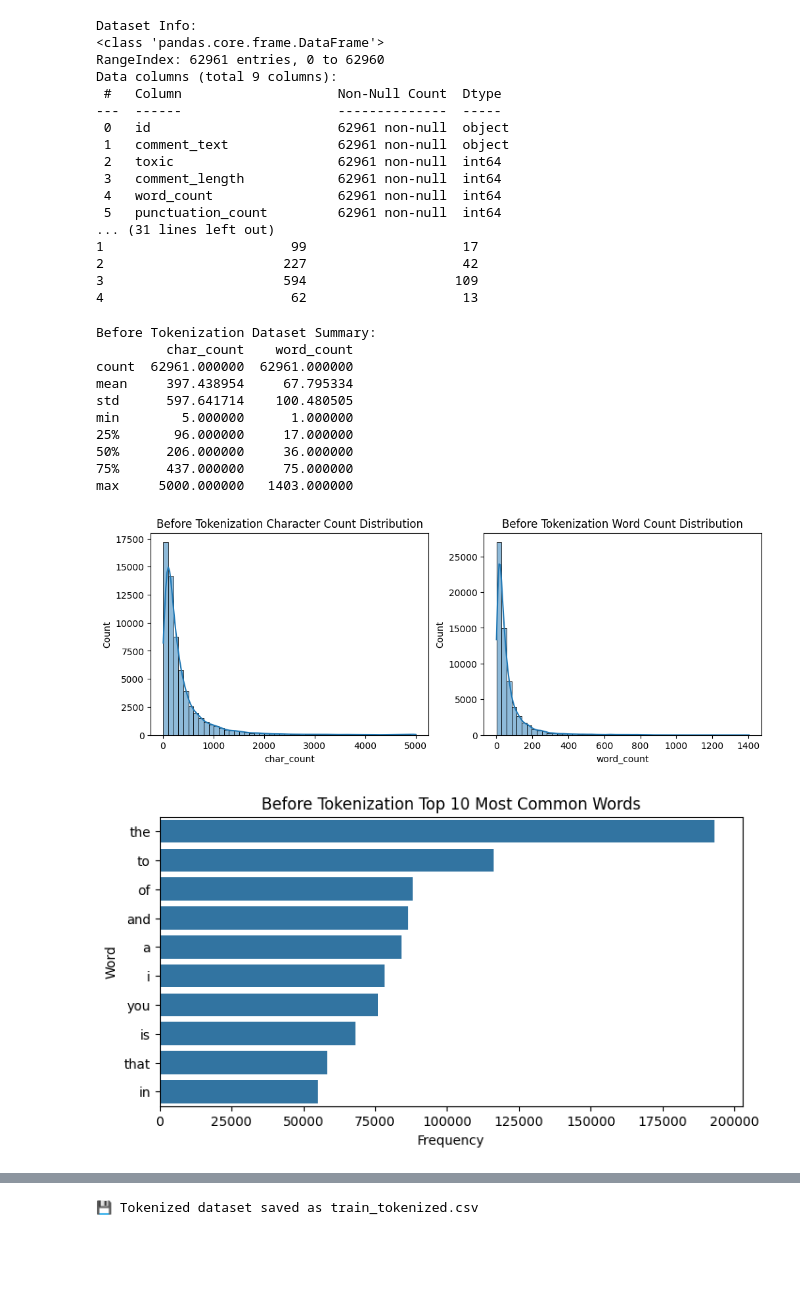
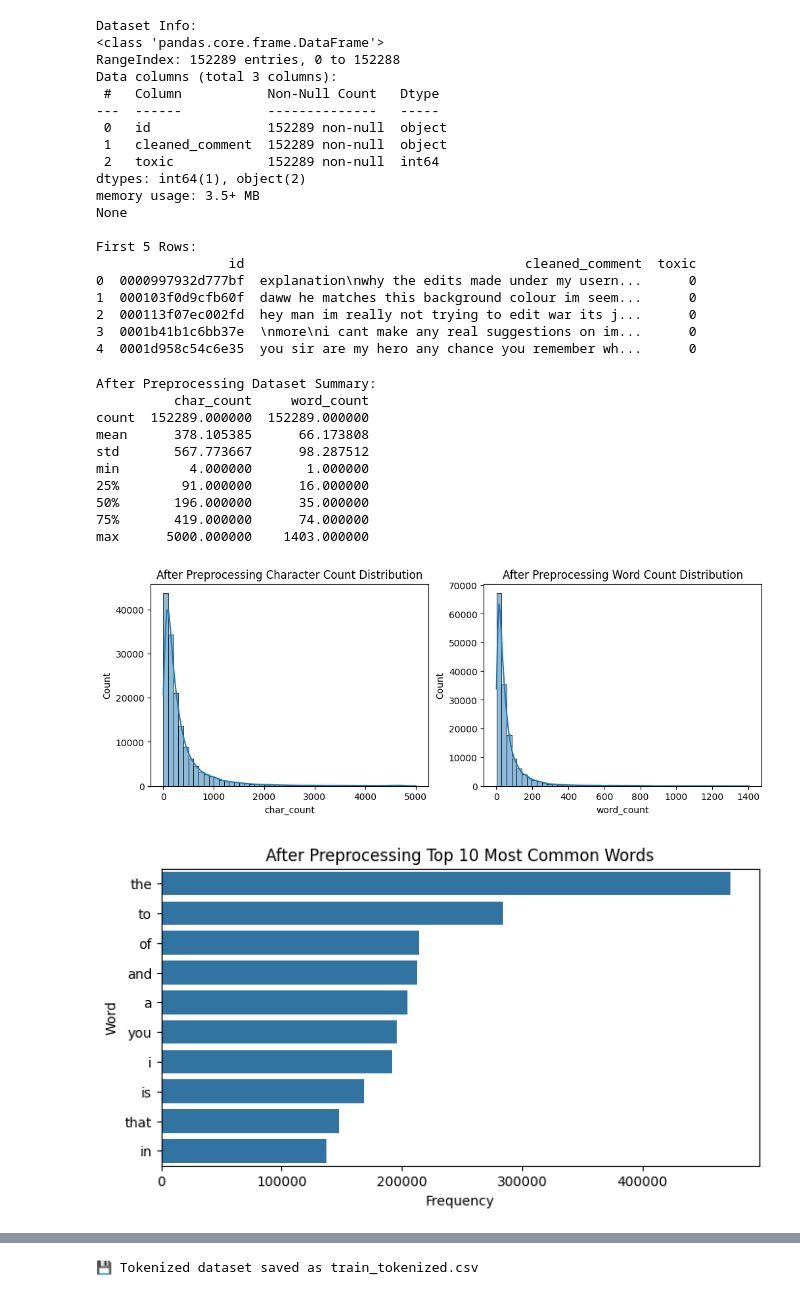
Before and after one commit to IT24100378/ToxicCommentNLPfinal, a Jupyter notebook: Tokenization.ipynb, the cells around one changed output, grey strips where cells are left out. Saved outputs shown, nothing was run; the diff lists cells and outputs as text; code cells hidden in the pictures; blank space fills up the shorter version.

Commit message:
Tokenized data

```diff
--- a/Tokenization.ipynb
+++ b/Tokenization.ipynb
@@ -8,7 +8,7 @@ from collections import Counter
 
 # Load dataset
 import csv
-df = pd.read_csv("/content/Remove punctuation and special characters.csv", on_bad_lines='skip', engine='python')
+df = pd.read_csv("/content/train_preprocessed_cleaned.csv", on_bad_lines='skip', engine='python')
 
 
 
@@ -20,65 +20,73 @@ print(df.head())
 # %% [output]
 Dataset Info:
 <class 'pandas.core.frame.DataFrame'>
-RangeIndex: 62961 entries, 0 to 62960
-Data columns (total 9 columns):
- #   Column                    Non-Null Count  Dtype
----  ------                    --------------  -----
- 0   id                        62961 non-null  object
- 1   comment_text              62961 non-null  object
- 2   toxic                     62961 non-null  int64
- 3   comment_length            62961 non-null  int64
- 4   word_count                62961 non-null  int64
- 5   punctuation_count         62961 non-null  int64
-... (31 lines left out)
-1                        99                    17
-2                       227                    42
-3                       594                   109
-4                        62                    13
+RangeIndex: 152289 entries, 0 to 152288
+Data columns (total 3 columns):
+ #   Column           Non-Null Count   Dtype
+---  ------           --------------   -----
+ 0   id               152289 non-null  object
+ 1   cleaned_comment  152289 non-null  object
+ 2   toxic            152289 non-null  int64
+dtypes: int64(1), object(2)
+memory usage: 3.5+ MB
+None
+
+First 5 Rows:
+                 id                                    cleaned_comment  toxic
+0  0000997932d777bf  explanation\nwhy the edits made under my usern...      0
+1  000103f0d9cfb60f  daww he matches this background colour im seem...      0
+2  000113f07ec002fd  hey man im really not trying to edit war its j...      0
+3  0001b41b1c6bb37e  \nmore\ni cant make any real suggestions on im...      0
+4  0001d958c54c6e35  you sir are my hero any chance you remember wh...      0
 # %%
-# ----- EDA Function for Raw Text -----
-def text_eda(data, column_name, title_prefix=""):
+# ----- EDA Function for Text -----
+import matplotlib.pyplot as plt
+import seaborn as sns
+from collections import Counter
+import pandas as pd
+
+def text_eda(data, column_name="cleaned_comment", title_prefix=""):
     # Text length features
     data["char_count"] = data[column_name].apply(lambda x: len(str(x)))
     data["word_count"] = data[column_name].apply(lambda x: len(str(x).split()))
 
     # Summary statistics
     print(f"\n{title_prefix} Dataset Summary:")
     print(data[[column_name, "char_count", "word_count"]].describe())
 
     # Distribution plots
     fig, axes = plt.subplots(1, 2, figsize=(12, 4))
     sns.histplot(data["char_count"], bins=50, ax=axes[0], kde=True)
     axes[0].set_title(f"{title_prefix} Character Count Distribution")
     sns.histplot(data["word_count"], bins=50, ax=axes[1], kde=True)
     axes[1].set_title(f"{title_prefix} Word Count Distribution")
     plt.show()
 
     # Most common words
     all_words = " ".join(data[column_name].astype(str)).split()
     common_words = Counter(all_words).most_common(10)
     common_df = pd.DataFrame(common_words, columns=["Word", "Frequency"])
 
     plt.figure(figsize=(8,4))
     sns.barplot(x="Frequency", y="Word", data=common_df)
     plt.title(f"{title_prefix} Top 10 Most Common Words")
     plt.show()
 
-# ----- EDA Before Tokenization -----
-text_eda(df.copy(), "comment_text", title_prefix="Before Tokenization")
+# ----- Run EDA on Cleaned Text -----
+text_eda(df.copy(), column_name="cleaned_comment", title_prefix="After Preprocessing")
 # %% [output]
-Before Tokenization Dataset Summary:
-         char_count    word_count
-count  62961.000000  62961.000000
-mean     397.438954     67.795334
-std      597.641714    100.480505
-min        5.000000      1.000000
-25%       96.000000     17.000000
-50%      206.000000     36.000000
-75%      437.000000     75.000000
-max     5000.000000   1403.000000
+After Preprocessing Dataset Summary:
+          char_count     word_count
+count  152289.000000  152289.000000
+mean      378.105385      66.173808
+std       567.773667      98.287512
+min         4.000000       1.000000
+25%        91.000000      16.000000
+50%       196.000000      35.000000
+75%       419.000000      74.000000
+max      5000.000000    1403.000000
-[figure, old version]
+[figure, new version]
-[figure, old version]
+[figure, new version]
 # %%
 # ----- Preprocessing (Tokenization) -----
 df_tokenized = df.copy()
```
Also changed, not shown: parts of 4 cells of this notebook.
